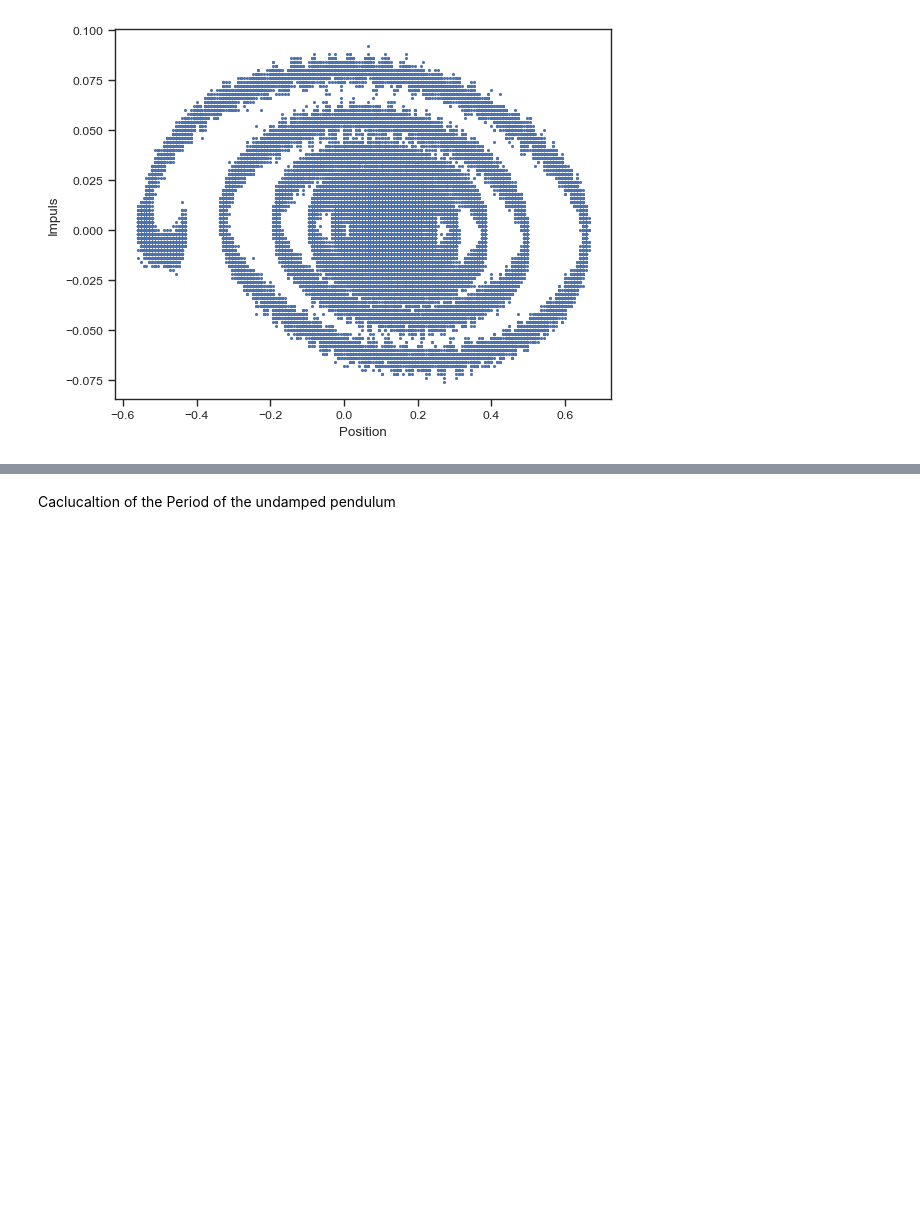
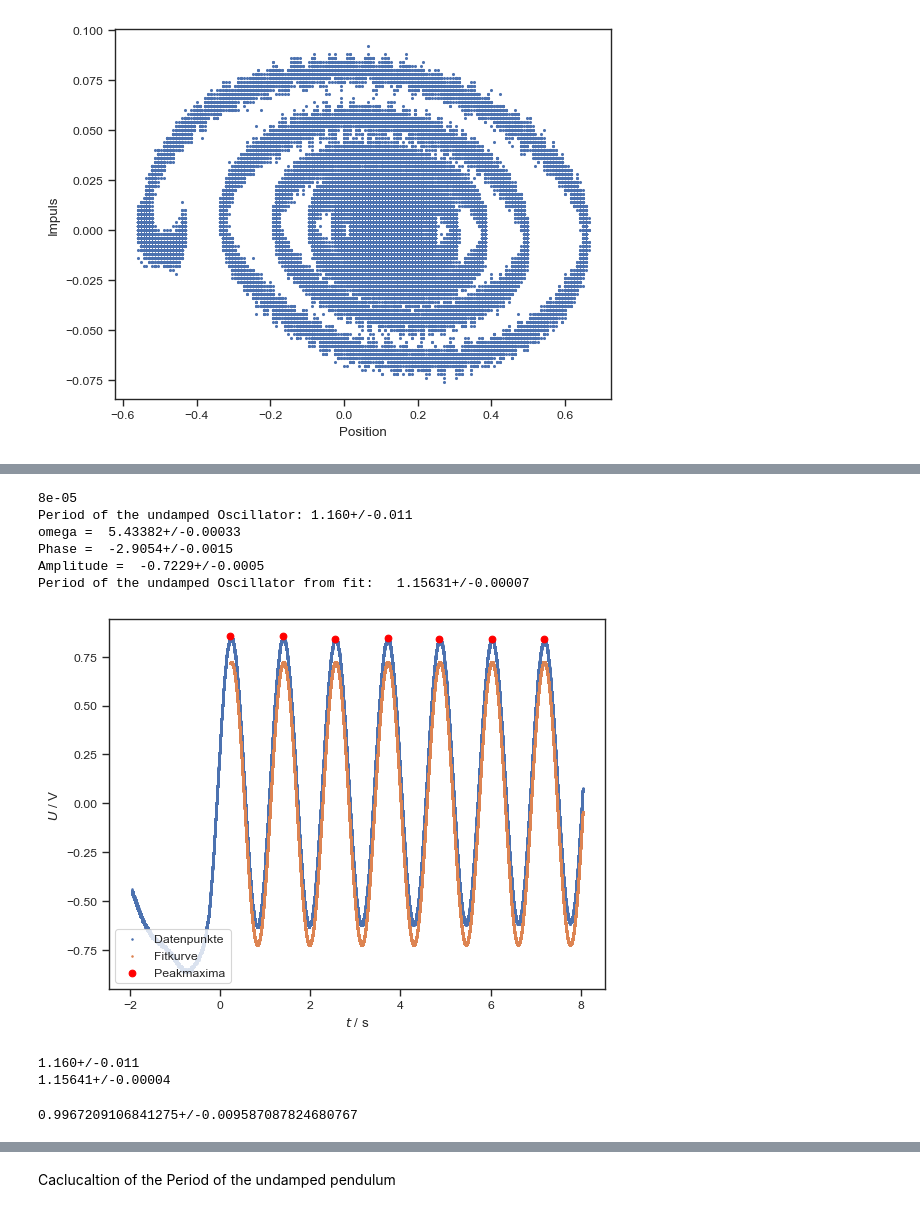
Before and after one commit to KemalOenen/Grundpraktikum2_Gruppe1_SS23, a Jupyter notebook: Versuch7/Djoxx_Pendulum.ipynb, the cells around one changed output, grey strips where cells are left out. Drawn from its saved outputs; the diff is of its cells as text; code cells hidden in the pictures; blank space fills up the shorter version.

```diff
--- a/Versuch7/Djoxx_Pendulum.ipynb
+++ b/Versuch7/Djoxx_Pendulum.ipynb
@@ -157,3 +230,57 @@ AttributeError: 'numpy.ndarray' object has no attribute 'strip'
+# %%
+filename="T0007.CSV"
+df=pd.read_csv(filename, header=14)
+plt.scatter(df["TIME"], df["CH1"], s =1, label="Datenpunkte")
+
+#determine peaks
+peaks=scipy.signal.find_peaks(df["CH1"], prominence=0.1, distance=10000, height=0.5)
+res_period_3=calculateTimeIntervall(filename, peaks[0])
+print("Period of the undamped Oscillator: " + str(res_period_3))
+
+#make fit
+def sinus_function(t, omega, phi, A):
+    return A*np.sin(omega*t + phi)
+
+popt, pcov = curve_fit(sinus_function, df["TIME"][peaks[0][0]:], df["CH1"][peaks[0][0]:], p0=[5,0,1])
+
+fit_omega_3 = ufloat(popt[0], np.sqrt(pcov[0][0]))
+fit_phaseshift_3 = ufloat(popt[1], np.sqrt(pcov[1][1]))
+fit_amplitude_3 = ufloat(popt[2], np.sqrt(pcov[2][2]))
+fit_period_3 = (2*np.pi)/fit_omega_3
+
+print("omega = ", fit_omega_3)
+print("Phase = ", fit_phaseshift_3)
+print("Amplitude = ", fit_amplitude_3)
+print("Period of the undamped Oscillator from fit:  ", fit_period_3)
+
+# plot fit and peaks
+plt.scatter(df["TIME"][peaks[0][0]:], sinus_function(df["TIME"][peaks[0][0]:],
+                                                     fit_omega_3.n, fit_phaseshift_3.n, fit_amplitude_3.n), s =1, label="Fitkurve")
+plt.scatter(df["TIME"][peaks[0]], df["CH1"][peaks[0]], color="red", label="Peakmaxima")
+
+plt.xlabel(r"$t$ / s")
+plt.ylabel(r"$U$ / V")
+plt.legend(loc="lower left")
+plt.show()
+# %% [output]
+8e-05
+Period of the undamped Oscillator: 1.160+/-0.011
+omega =  5.43382+/-0.00033
+Phase =  -2.9054+/-0.0015
+Amplitude =  -0.7229+/-0.0005
+Period of the undamped Oscillator from fit:   1.15631+/-0.00007
+[figure, added]
+# %%
+PeriodOfFit=(fit_period_1+fit_period_2+fit_period_3)/3
+T_0=(res_period_1 + res_period_2 + res_period_3)/3 #period undamped
+print(T_0)
+print(PeriodOfFit)
+eta=PeriodOfFit/T_0
+eta
+# %% [output]
+1.160+/-0.011
+1.15641+/-0.00004
+0.9967209106841275+/-0.009587087824680767
 # %%
 filename="T0006.CSV"
 df=pd.read_csv(filename, header=14)
```
Also changed, not shown: parts of 13 cells of this notebook.
